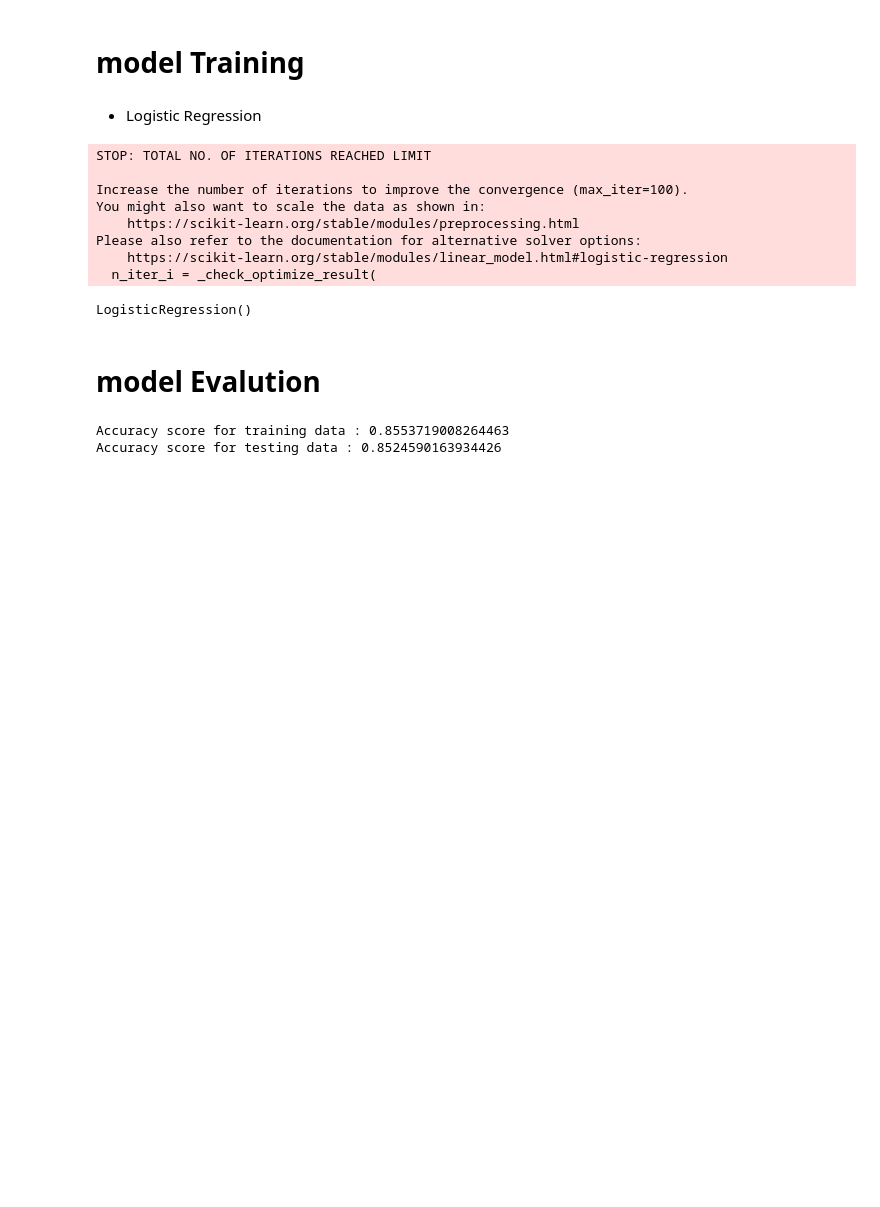
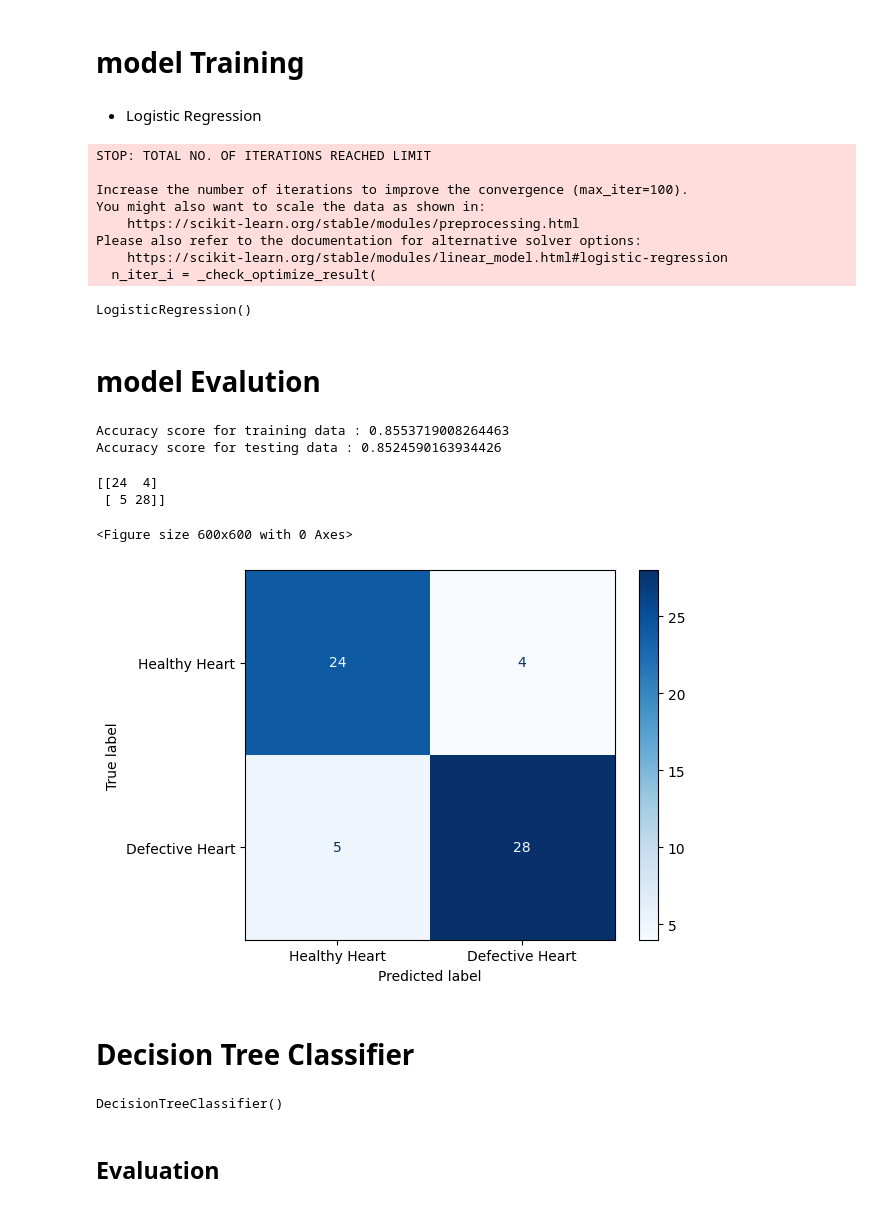
Before and after one commit to Anjan580/Heart-Disease-prediction-using-machine-learning, a Jupyter notebook: Untitled.ipynb, the cells around one changed output. Saved outputs shown, nothing was run; the diff lists cells and outputs as text; code cells hidden in the pictures; blank space fills up the shorter version.

Commit message:
Trying different model

```diff
--- a/Untitled.ipynb
+++ b/Untitled.ipynb
@@ -167,3 +167,19 @@ print("Accuracy score for testing data :", accuracy2)
 # %% [output]
 Accuracy score for training data : 0.8553719008264463
 Accuracy score for testing data : 0.8524590163934426
+# %%
+cm = confusion_matrix(Y_test, predtest)
+print(cm)
+# %% [output]
+[[24  4]
+ [ 5 28]]
+# %%
+plt.figure(figsize = (6,6))
+disp = ConfusionMatrixDisplay(cm, display_labels = ["Healthy Heart", "Defective Heart"] )
+disp.plot(cmap=plt.cm.Blues)
+plt.show()
+# %% [output]
+<Figure size 600x600 with 0 Axes>
+[figure, added]
+# %% [markdown]
+# Decision Tree Classifier
@@ -169,0 +190,6 @@ Accuracy score for testing data : 0.8524590163934426
+# %%
+model2.fit(X_train, Y_train)
+# %% [output]
+DecisionTreeClassifier()
+# %% [markdown]
+## Evaluation
```
Also changed, not shown: parts of 14 cells of this notebook.
